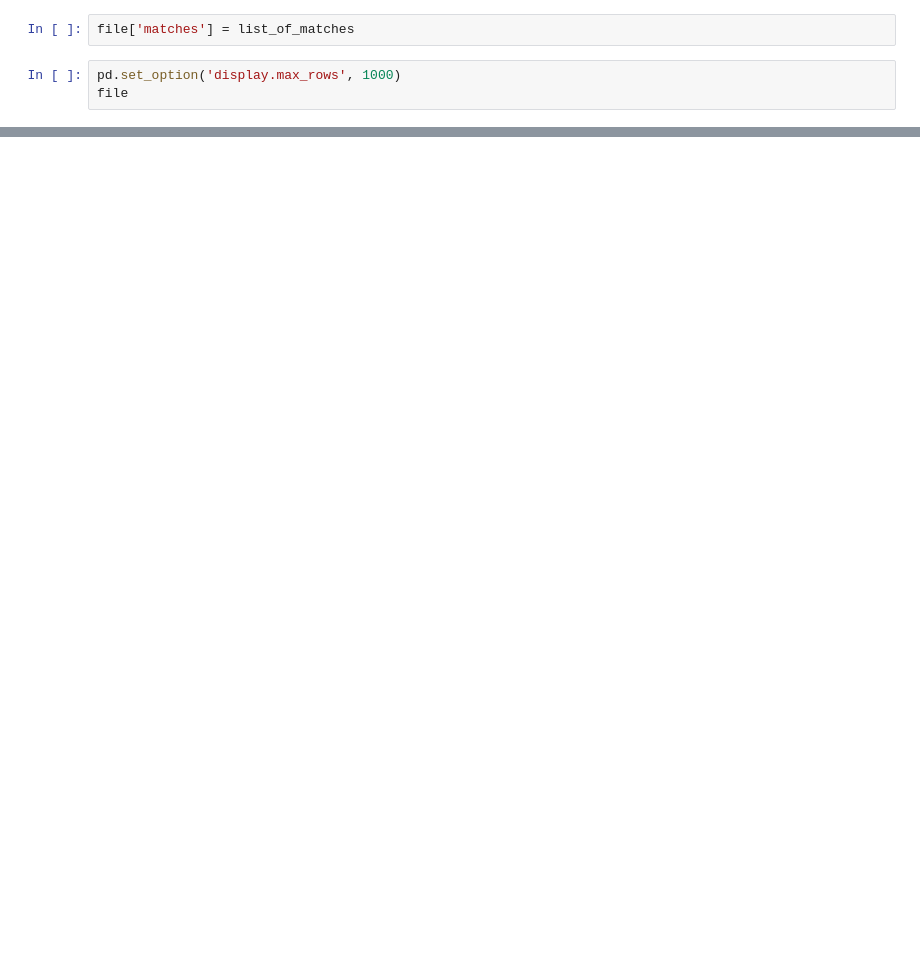
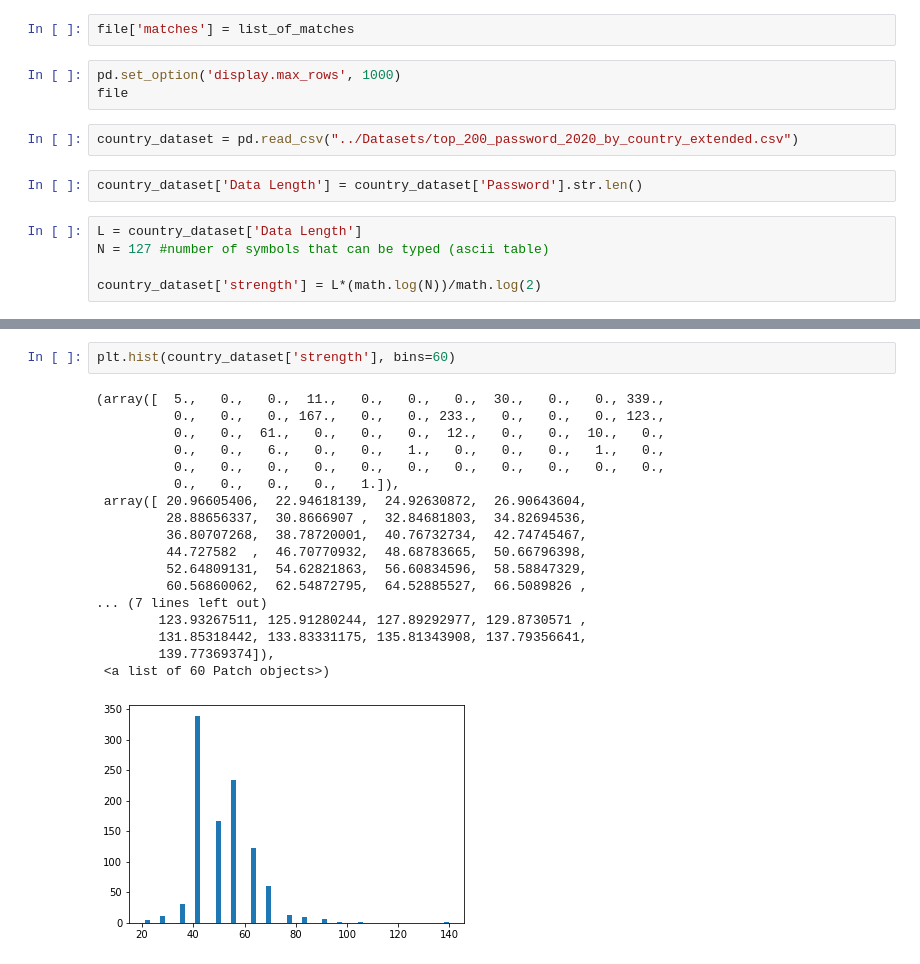
Before and after one commit to 98yangjames/Password-Analysis, a Jupyter notebook: Strength Analysis/Strength.ipynb, the cells around one changed output, grey strips where cells are left out. Drawn from its saved outputs; the diff is of its cells as text; blank space fills up the shorter version.

Commit message:
Strengths by country

```diff
--- a/Strength Analysis/Strength.ipynb
+++ b/Strength Analysis/Strength.ipynb
@@ -136,3 +141,12 @@ file['matches'] = list_of_matches
 # %%
 pd.set_option('display.max_rows', 1000)
 file
+# %%
+country_dataset = pd.read_csv("../Datasets/top_200_password_2020_by_country_extended.csv")
+# %%
+country_dataset['Data Length'] = country_dataset['Password'].str.len()
+# %%
+L = country_dataset['Data Length']
+N = 127 #number of symbols that can be typed (ascii table)
+
+country_dataset['strength'] = L*(math.log(N))/math.log(2)
@@ -138,0 +171,21 @@ file
+# %%
+plt.hist(country_dataset['strength'], bins=60)
+# %% [output]
+(array([  5.,   0.,   0.,  11.,   0.,   0.,   0.,  30.,   0.,   0., 339.,
+          0.,   0.,   0., 167.,   0.,   0., 233.,   0.,   0.,   0., 123.,
+          0.,   0.,  61.,   0.,   0.,   0.,  12.,   0.,   0.,  10.,   0.,
+          0.,   0.,   6.,   0.,   0.,   1.,   0.,   0.,   0.,   1.,   0.,
+          0.,   0.,   0.,   0.,   0.,   0.,   0.,   0.,   0.,   0.,   0.,
+          0.,   0.,   0.,   0.,   1.]),
+ array([ 20.96605406,  22.94618139,  24.92630872,  26.90643604,
+         28.88656337,  30.8666907 ,  32.84681803,  34.82694536,
+         36.80707268,  38.78720001,  40.76732734,  42.74745467,
+         44.727582  ,  46.70770932,  48.68783665,  50.66796398,
+         52.64809131,  54.62821863,  56.60834596,  58.58847329,
+         60.56860062,  62.54872795,  64.52885527,  66.5089826 ,
+... (7 lines left out)
+        123.93267511, 125.91280244, 127.89292977, 129.8730571 ,
+        131.85318442, 133.83331175, 135.81343908, 137.79356641,
+        139.77369374]),
+ <a list of 60 Patch objects>)
+[figure, added]
```
Also changed, not shown: parts of 7 cells of this notebook.
